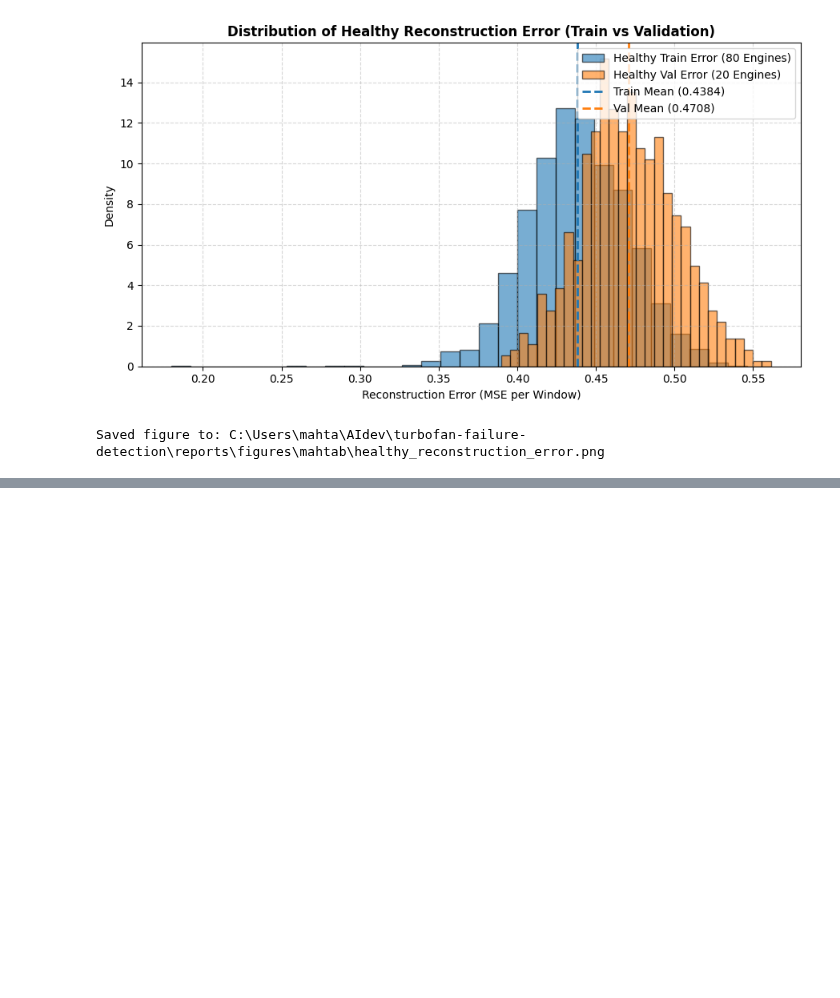
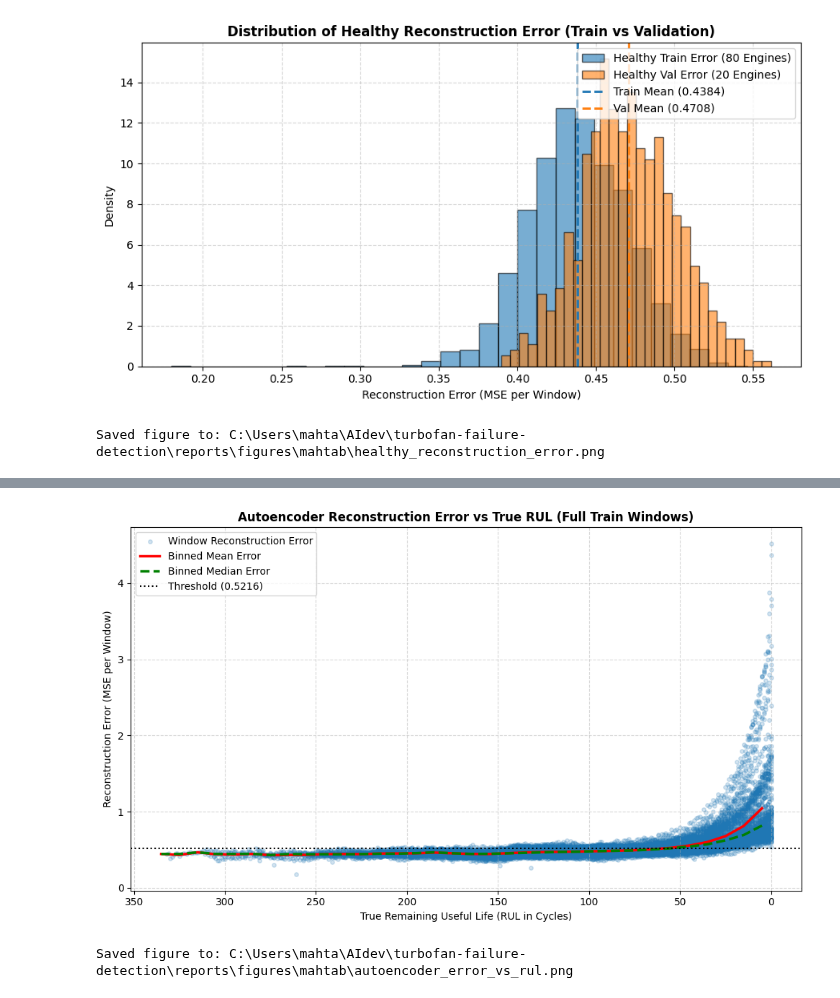
Before and after one commit to spirit-web/turbofan-failure-detection, a Jupyter notebook: notebooks/mahtab_autoencoder.ipynb, the cells around one changed output, grey strips where cells are left out. Drawn from its saved outputs; the diff is of its cells as text; code cells hidden in the pictures; blank space fills up the shorter version.

```diff
--- a/notebooks/mahtab_autoencoder.ipynb
+++ b/notebooks/mahtab_autoencoder.ipynb
@@ -1496,0 +1798,34 @@ Below is a concise summary of the baseline Autoencoder model training and health
+# %%
+plt.figure(figsize=(10, 6))
+
+# Scatter plot of all full train windows
+plt.scatter(full_train_score_df['RUL'], full_train_score_df['reconstruction_error'], alpha=0.2, color='#1f77b4', s=15, label='Window Reconstruction Error')
+
+# Calculate binned mean and median reconstruction error by 10-cycle RUL bins
+rul_bins = np.arange(0, full_train_score_df['RUL'].max() + 10, 10)
+full_train_score_df['rul_bin'] = pd.cut(full_train_score_df['RUL'], bins=rul_bins)
+
+binned_stats = full_train_score_df.groupby('rul_bin', observed=True)['reconstruction_error'].agg(['mean', 'median']).reset_index()
+bin_centers = [b.mid for b in binned_stats['rul_bin']]
+
+plt.plot(bin_centers, binned_stats['mean'], color='red', linewidth=2.5, label='Binned Mean Error')
+plt.plot(bin_centers, binned_stats['median'], color='green', linewidth=2.5, linestyle='--', label='Binned Median Error')
+plt.axhline(anomaly_threshold, color='black', linestyle=':', linewidth=1.5, label=f'Threshold ({anomaly_threshold:.4f})')
+
+plt.title('Autoencoder Reconstruction Error vs True RUL (Full Train Windows)', fontsize=12, fontweight='bold')
+plt.xlabel('True Remaining Useful Life (RUL in Cycles)', fontsize=10)
+plt.ylabel('Reconstruction Error (MSE per Window)', fontsize=10)
+# Invert x-axis so lifetime progresses from left (high RUL) to right (0 RUL / failure)
+plt.gca().invert_xaxis()
+plt.legend(loc='upper left')
+plt.grid(True, linestyle='--', alpha=0.5)
+plt.tight_layout()
+
+error_rul_fig_path = figures_dir / 'autoencoder_error_vs_rul.png'
+plt.savefig(error_rul_fig_path, dpi=300)
+plt.show()
+
+print(f"Saved figure to: {error_rul_fig_path}")
+# %% [output]
+[figure, added]
+Saved figure to: C:\Users\mahta\AIdev\turbofan-failure-detection\reports\figures\mahtab\autoencoder_error_vs_rul.png
```
Also changed, not shown: parts of 23 cells of this notebook, 3 other files.
